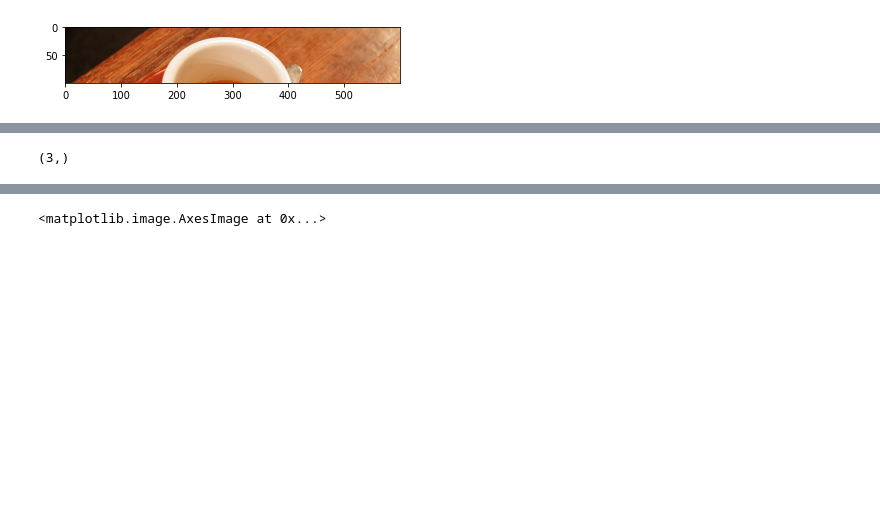
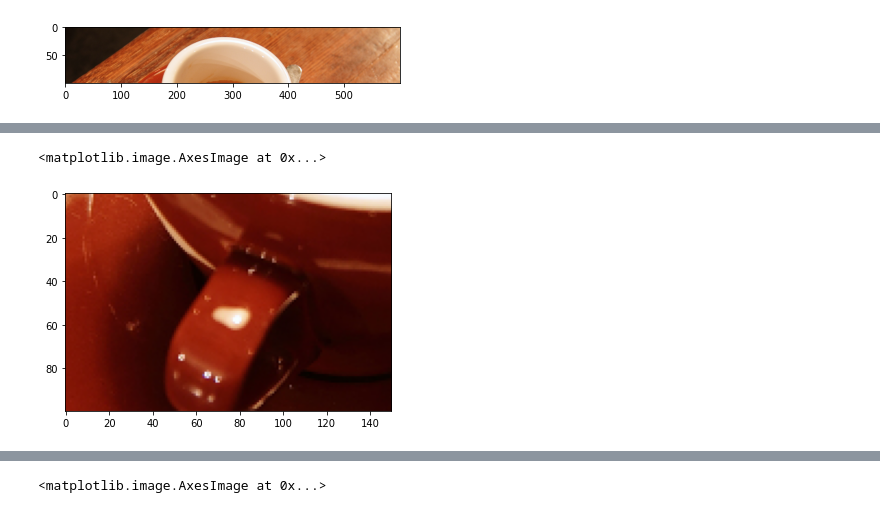
Before and after one commit to macapagithub/python_exercise, a Jupyter notebook: puzzleBasico.ipynb, the cells around one changed output, grey strips where cells are left out. Cells and saved outputs as stored; diff of their text form; code cells hidden in the pictures; blank space fills up the shorter version.

```diff
--- a/puzzleBasico.ipynb
+++ b/puzzleBasico.ipynb
@@ -46,9 +53,10 @@ images[(len(images)-1)] = np.zeros(blackshape)
 # %%
-images[0][0].shape
+plt.imshow(imgs[2][1])
 # imgs[3][3] = np.zeros(blackshape)
 # imgs[3][3]
 # %% [output]
-(3,)
+<matplotlib.image.AxesImage at 0x...>
+[figure, added]
 # %%
 def join_image(imagesplit):
     """Toma los pedazos de imagen y la reconstruye.
```
Also changed, not shown: parts of 10 cells of this notebook.
